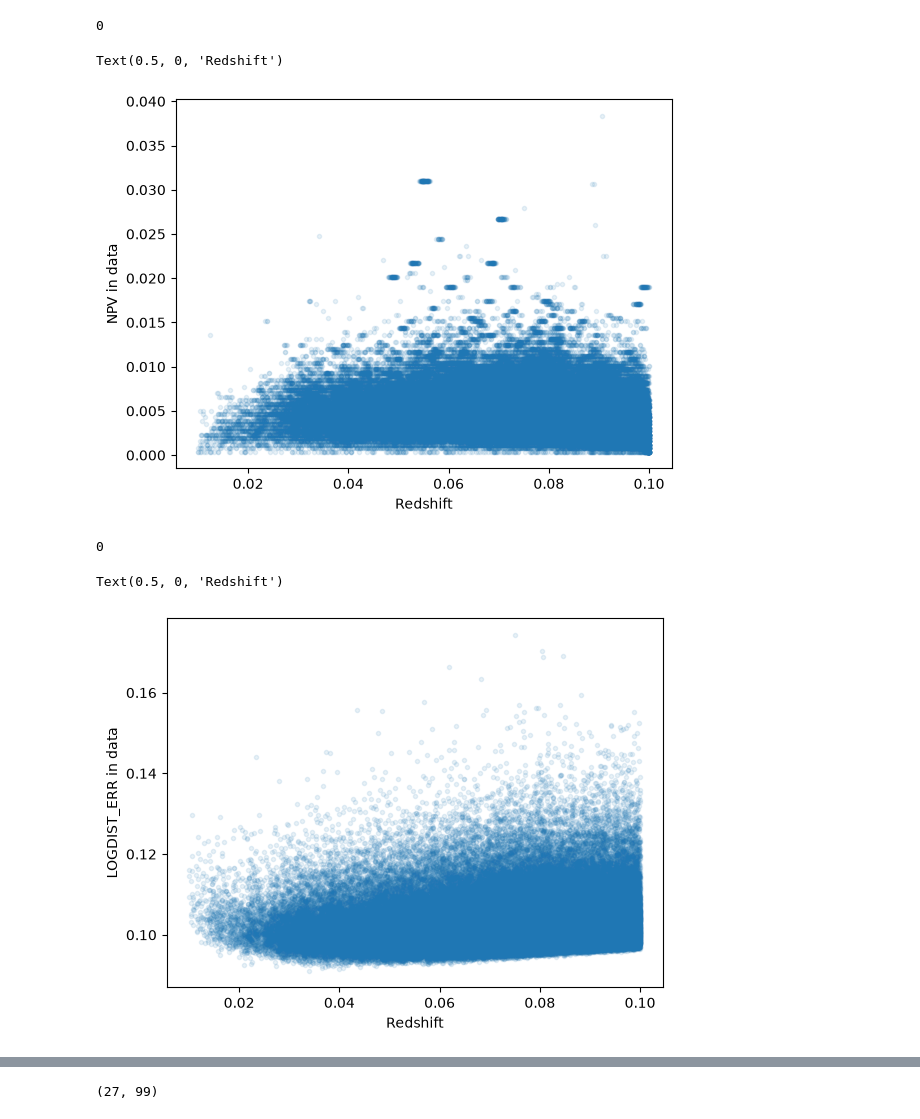
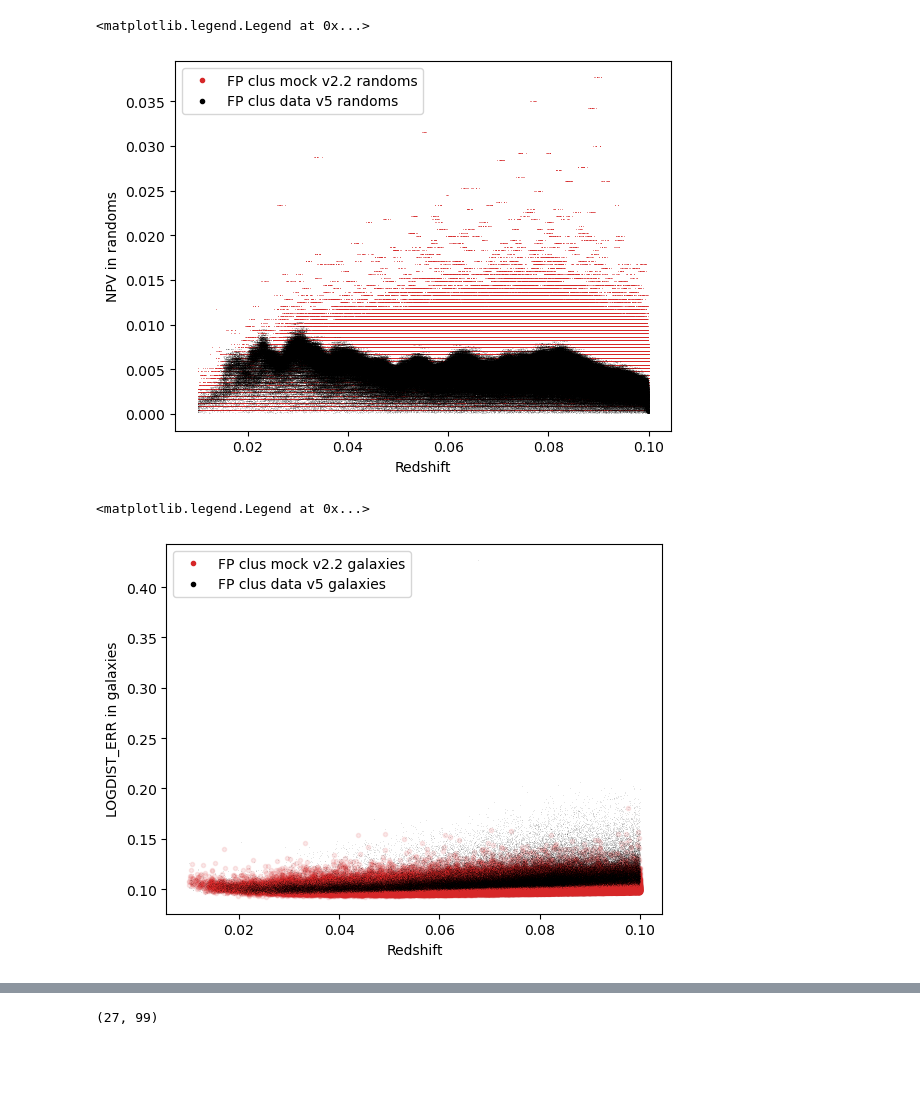
Before and after one commit to julianbautista/desi_pv_mocks, a Jupyter notebook: notebooks/check_FP_clustering.ipynb, the cells around one changed output, grey strips where cells are left out. Saved outputs shown, nothing was run; the diff lists cells and outputs as text; code cells hidden in the pictures; blank space fills up the shorter version.

```diff
--- a/notebooks/check_FP_clustering.ipynb
+++ b/notebooks/check_FP_clustering.ipynb
@@ -17,4 +17,6 @@ print(d_data.columns)
 print(d_rand.columns)
 print(len(d_data), len(d_rand))
 print(len(d_rand)/len(d_data))
+
+data_label = f'FP clus data {cfg.data_fp_full_version}'
 # %% [output]
@@ -34,6 +36,7 @@ print(m_data.columns)
 print(m_rand.columns)
 print(len(m_data), len(m_rand))
 print(len(m_rand)/len(m_data))
+mock_label = f'FP clus mock {cfg.version_fp_clus}'
 # %% [output]
 Index(['RA', 'DEC', 'Z', 'NPV', 'LOGDIST', 'LOGDIST_ERR', 'LOGDIST_TRUE', 'PV',
        'PV_ERR', 'PV_TRUE'],
@@ -77,2 +99,4 @@ def read_mocks():
 # %%
 mocks = read_mocks()
+# %%
+rands = read_rands()
@@ -79,28 +134,31 @@ mocks = read_mocks()
 # %%
-phase=0
-real=0
-mock = mocks[(mocks['PHASE']==phase)&(mocks['REAL']==real)]
-w = mock['NPV']!=0
-plt.plot(mock['Z'][w], mock['NPV'][w], 'C0.', alpha=0.1)
-print(np.sum(~w))
-plt.ylabel('NPV in data')
+for phase in range(1):
+    for real in range(1):
+        m_rand = rands[(rands['PHASE'] == phase)]
+        plt.plot(m_rand['Z'], m_rand['NPV'], 'C3,', alpha=0.5)
+
+plt.plot(d_rand['Z'], d_rand['NPV'], 'k,', alpha=0.1)
+plt.plot([], [], 'C3.', label=mock_label+' randoms' )
+plt.plot([], [], 'k.', label=data_label+' randoms' )
+
+plt.ylabel('NPV in randoms')
 plt.xlabel("Redshift")
+plt.legend()
 # %% [output]
-0
+<matplotlib.legend.Legend at 0x...>
-Text(0.5, 0, 'Redshift')
-[figure, old version]
+[figure, new version]
 # %%
-phase=0
-real=0
-mock = mocks[(mocks['PHASE']==phase)&(mocks['REAL']==real)]
-#mock = Table.read(cfg.mock_fp_clus_rand.format(phase=phase)).to_pandas()
-w = mock['LOGDIST_ERR']!=0
-plt.plot(mock['Z'][w], mock['LOGDIST_ERR'][w], 'C0.', alpha=0.1)
-print(np.sum(~w))
+for phase in range(1):
+    for real in range(1):
+        mock = mocks[(mocks['PHASE']==phase)&(mocks['REAL']==real)]
+        plt.plot(mock['Z'], mock['LOGDIST_ERR'], 'C3.', alpha=0.1)
+plt.plot(d_data['Z'], d_data['LOGDIST_ERR'], 'k,', alpha=0.1)
+plt.plot([], [], 'C3.', label=mock_label+' galaxies' )
+plt.plot([], [], 'k.', label=data_label+' galaxies' )
 #plt.ylim(0, 0.2)
-plt.ylabel('LOGDIST_ERR in data')
+plt.ylabel('LOGDIST_ERR in galaxies')
 plt.xlabel("Redshift")
+plt.legend()
 # %% [output]
-0
+<matplotlib.legend.Legend at 0x...>
-Text(0.5, 0, 'Redshift')
-[figure, old version]
+[figure, new version]
```
Also changed, not shown: parts of 18 cells of this notebook, 6 other files.
